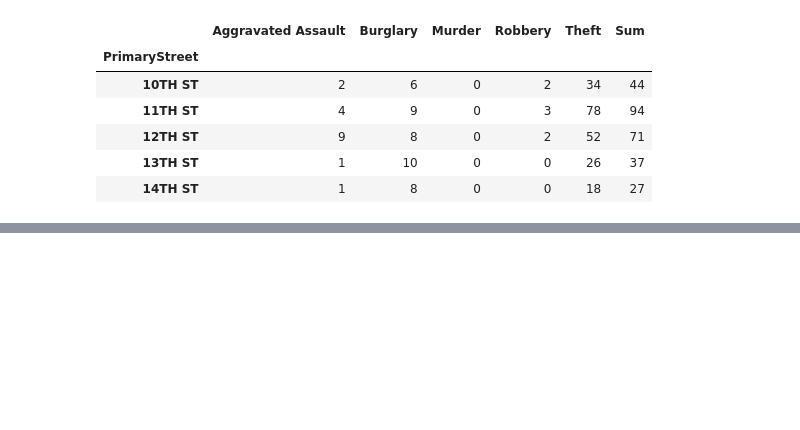
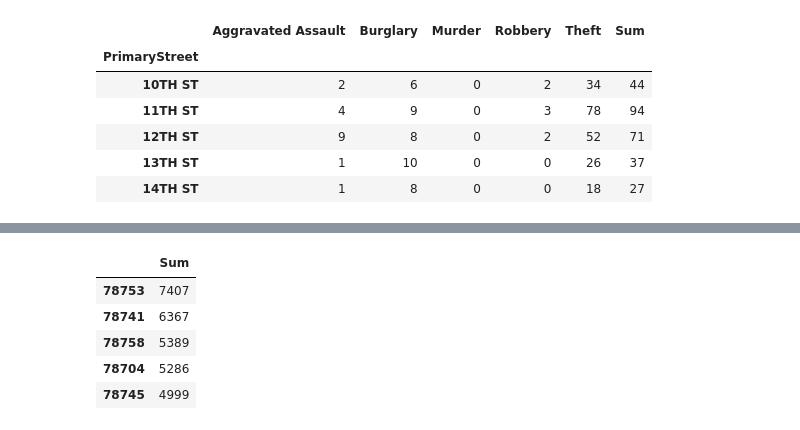
Before and after one commit to sxzhu/mis381_project, a Jupyter notebook: Exploratory_Template-Paige.ipynb, the cells around one changed output, grey strips where cells are left out. Drawn from its saved outputs; the diff is of its cells as text; code cells hidden in the pictures; blank space fills up the shorter version.

```diff
--- a/Exploratory_Template-Paige.ipynb
+++ b/Exploratory_Template-Paige.ipynb
@@ -147,0 +157,11 @@ result_2015.sort_values('Sum', ascending=False).drop('Sum', 1)[:20].plot(kind='b
+# %%
+zipcode_counts = pd.DataFrame(crime['Zipcode'].value_counts())
+zipcode_counts.columns = ['Sum']
+zipcode_counts.head()
+# %% [output]
+|  | Sum |
+| 78753 | 7407 |
+| 78741 | 6367 |
+| 78758 | 5389 |
+| 78704 | 5286 |
+| 78745 | 4999 |
```
Also changed, not shown: parts of 4 cells of this notebook, 3 other files.
